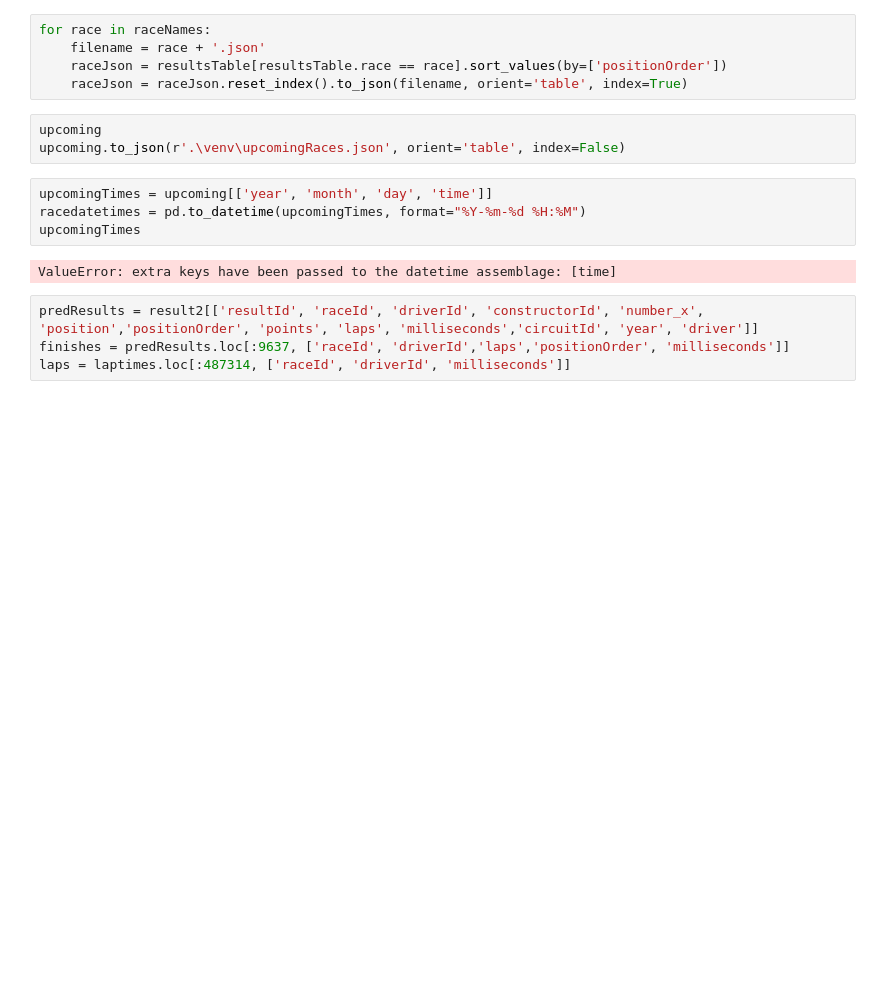
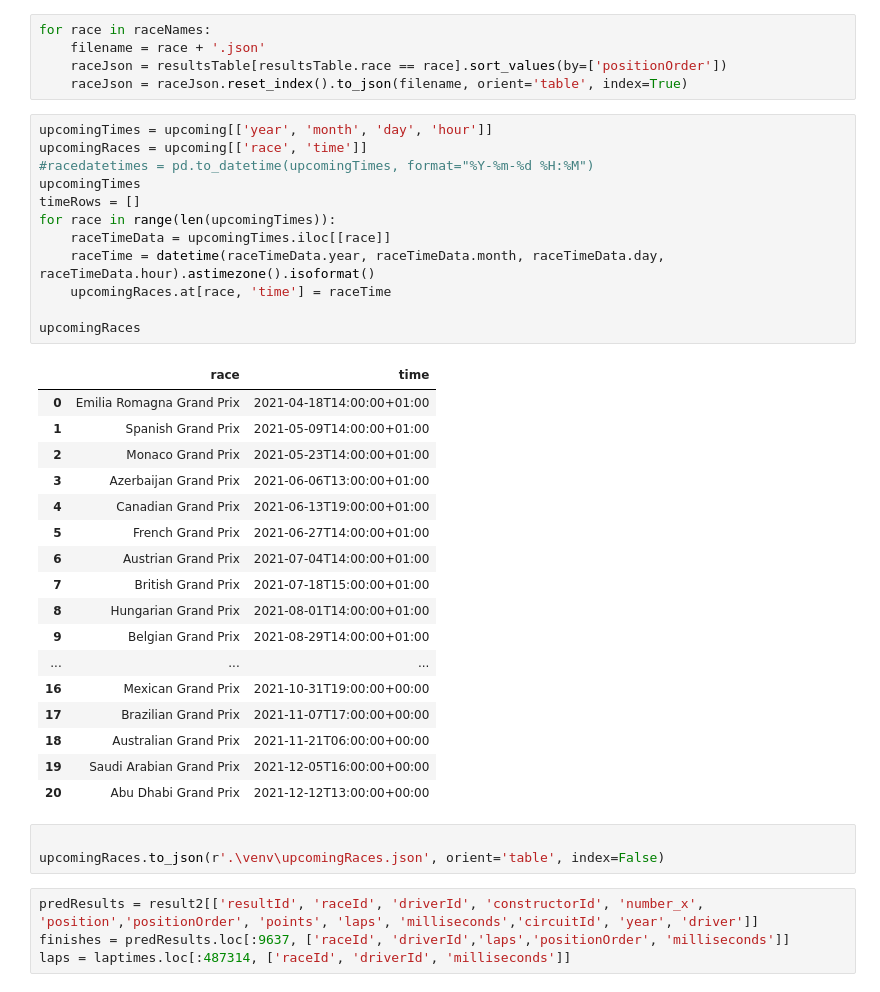
Before and after one commit to pHoran17/F1MLFinalYearProject, a Jupyter notebook: F1ML/api/F1ML_LRMODEL.ipynb, the cells around one changed output. Cells and saved outputs as stored; diff of their text form; blank space fills up the shorter version.

Commit message:
Updated flask backend and app to use Firebase for lastRace and raceTime functionality on main screen

```diff
--- a/F1ML/api/F1ML_LRMODEL.ipynb
+++ b/F1ML/api/F1ML_LRMODEL.ipynb
@@ -77,15 +78,39 @@ for race in raceNames:
     filename = race + '.json'
     raceJson = resultsTable[resultsTable.race == race].sort_values(by=['positionOrder'])
     raceJson = raceJson.reset_index().to_json(filename, orient='table', index=True)
+# %%
+upcomingTimes = upcoming[['year', 'month', 'day', 'hour']]
+upcomingRaces = upcoming[['race', 'time']]
+#racedatetimes = pd.to_datetime(upcomingTimes, format="%Y-%m-%d %H:%M")
+upcomingTimes
+timeRows = []
+for race in range(len(upcomingTimes)):
+    raceTimeData = upcomingTimes.iloc[[race]]
+    raceTime = datetime(raceTimeData.year, raceTimeData.month, raceTimeData.day, raceTimeData.hour).astimezone().isoformat()
+    upcomingRaces.at[race, 'time'] = raceTime
+
+upcomingRaces
+# %% [output]
+|  | race | time |
+| 0 | Emilia Romagna Grand Prix | 2021-04-18T14:00:00+01:00 |
+| 1 | Spanish Grand Prix | 2021-05-09T14:00:00+01:00 |
+| 2 | Monaco Grand Prix | 2021-05-23T14:00:00+01:00 |
+| 3 | Azerbaijan Grand Prix | 2021-06-06T13:00:00+01:00 |
+| 4 | Canadian Grand Prix | 2021-06-13T19:00:00+01:00 |
+| 5 | French Grand Prix | 2021-06-27T14:00:00+01:00 |
+| 6 | Austrian Grand Prix | 2021-07-04T14:00:00+01:00 |
+| 7 | British Grand Prix | 2021-07-18T15:00:00+01:00 |
+| 8 | Hungarian Grand Prix | 2021-08-01T14:00:00+01:00 |
+| 9 | Belgian Grand Prix | 2021-08-29T14:00:00+01:00 |
+| ... | ... | ... |
+| 16 | Mexican Grand Prix | 2021-10-31T19:00:00+00:00 |
+| 17 | Brazilian Grand Prix | 2021-11-07T17:00:00+00:00 |
+| 18 | Australian Grand Prix | 2021-11-21T06:00:00+00:00 |
+| 19 | Saudi Arabian Grand Prix | 2021-12-05T16:00:00+00:00 |
+| 20 | Abu Dhabi Grand Prix | 2021-12-12T13:00:00+00:00 |
 # %%
-upcoming
-upcoming.to_json(r'.\venv\upcomingRaces.json', orient='table', index=False)
+
+upcomingRaces.to_json(r'.\venv\upcomingRaces.json', orient='table', index=False)
-# %%
-upcomingTimes = upcoming[['year', 'month', 'day', 'time']]
-racedatetimes = pd.to_datetime(upcomingTimes, format="%Y-%m-%d %H:%M")
-upcomingTimes
-# %% [output]
-ValueError: extra keys have been passed to the datetime assemblage: [time]
 # %%
 predResults = result2[['resultId', 'raceId', 'driverId', 'constructorId', 'number_x', 'position','positionOrder', 'points', 'laps', 'milliseconds','circuitId', 'year', 'driver']]
 finishes = predResults.loc[:9637, ['raceId', 'driverId','laps','positionOrder', 'milliseconds']]
```
Also changed, not shown: parts of 2 cells of this notebook, 2 other files.
